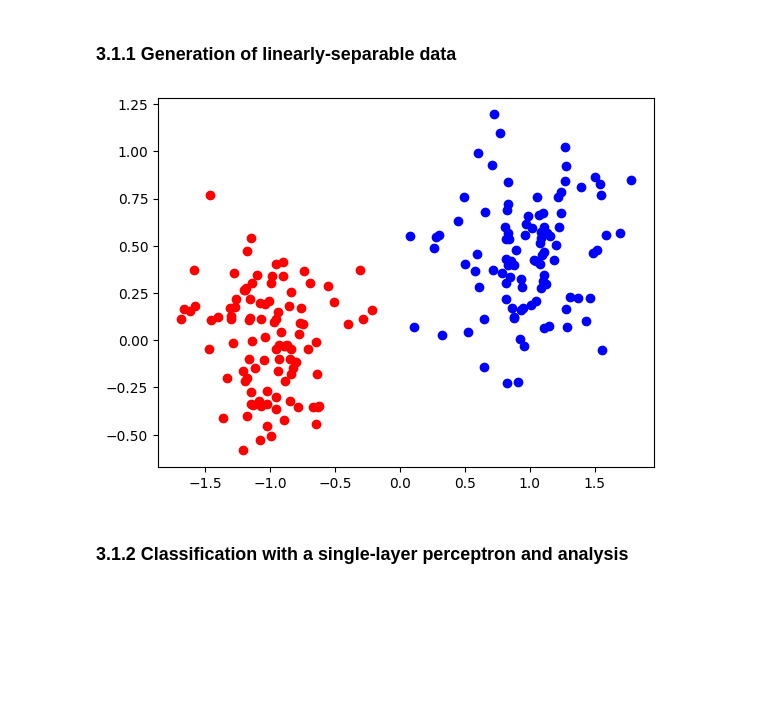
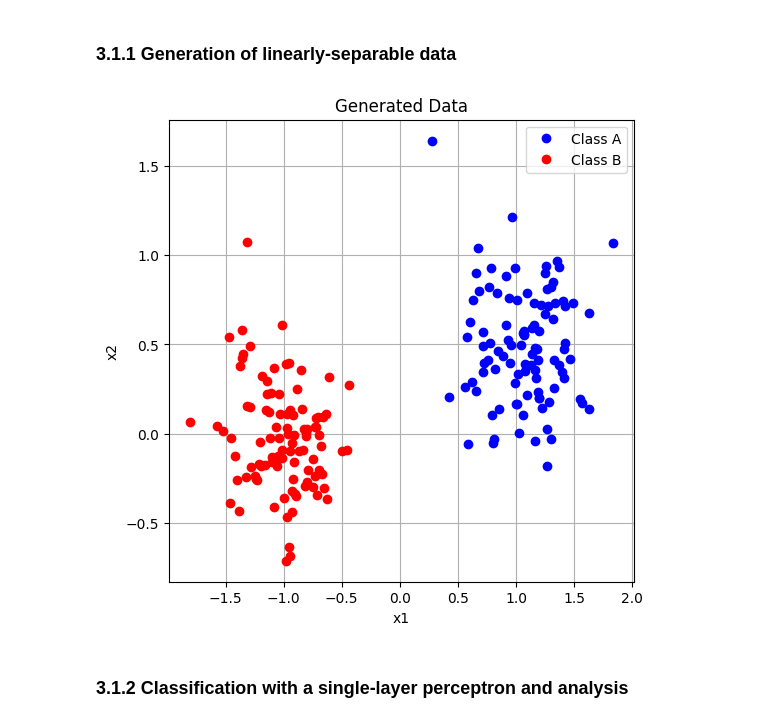
Before and after one commit to ihsanalhafiz/annda, a Jupyter notebook: Lab1a_ANNDA.ipynb, the cells around one changed output. Saved outputs shown, nothing was run; the diff lists cells and outputs as text; code cells hidden in the pictures; blank space fills up the shorter version.

```diff
--- a/Lab1a_ANNDA.ipynb
+++ b/Lab1a_ANNDA.ipynb
@@ -5,25 +5,33 @@
 # %%
 import numpy as np
 import matplotlib.pyplot as plt
 
-# generate data for perceptron classification
+# --- Generate data ---
 n = 100
+
 mA = np.array([1.0, 0.5])
 sigmaA = 0.3
+
 mB = np.array([-1.0, 0.0])
 sigmaB = 0.3
 
 classA = np.zeros((2, n))
 classB = np.zeros((2, n))
 
 classA[0, :] = np.random.randn(n) * sigmaA + mA[0]
 classA[1, :] = np.random.randn(n) * sigmaA + mA[1]
 classB[0, :] = np.random.randn(n) * sigmaB + mB[0]
 classB[1, :] = np.random.randn(n) * sigmaB + mB[1]
 
-# plot the data
-plt.plot(classA[0, :], classA[1, :], 'bo')
-plt.plot(classB[0, :], classB[1, :], 'ro')
+# --- Plot the raw data ---
+plt.figure(figsize=(6, 6))
+plt.plot(classA[0, :], classA[1, :], 'bo', label="Class A")
+plt.plot(classB[0, :], classB[1, :], 'ro', label="Class B")
+plt.title("Generated Data")
+plt.xlabel("x1")
+plt.ylabel("x2")
+plt.grid(True)
+plt.legend()
 plt.show()
 # %% [output]
-[figure, old version]
+[figure, new version]
```
Also changed, not shown: parts of 13 cells of this notebook.
